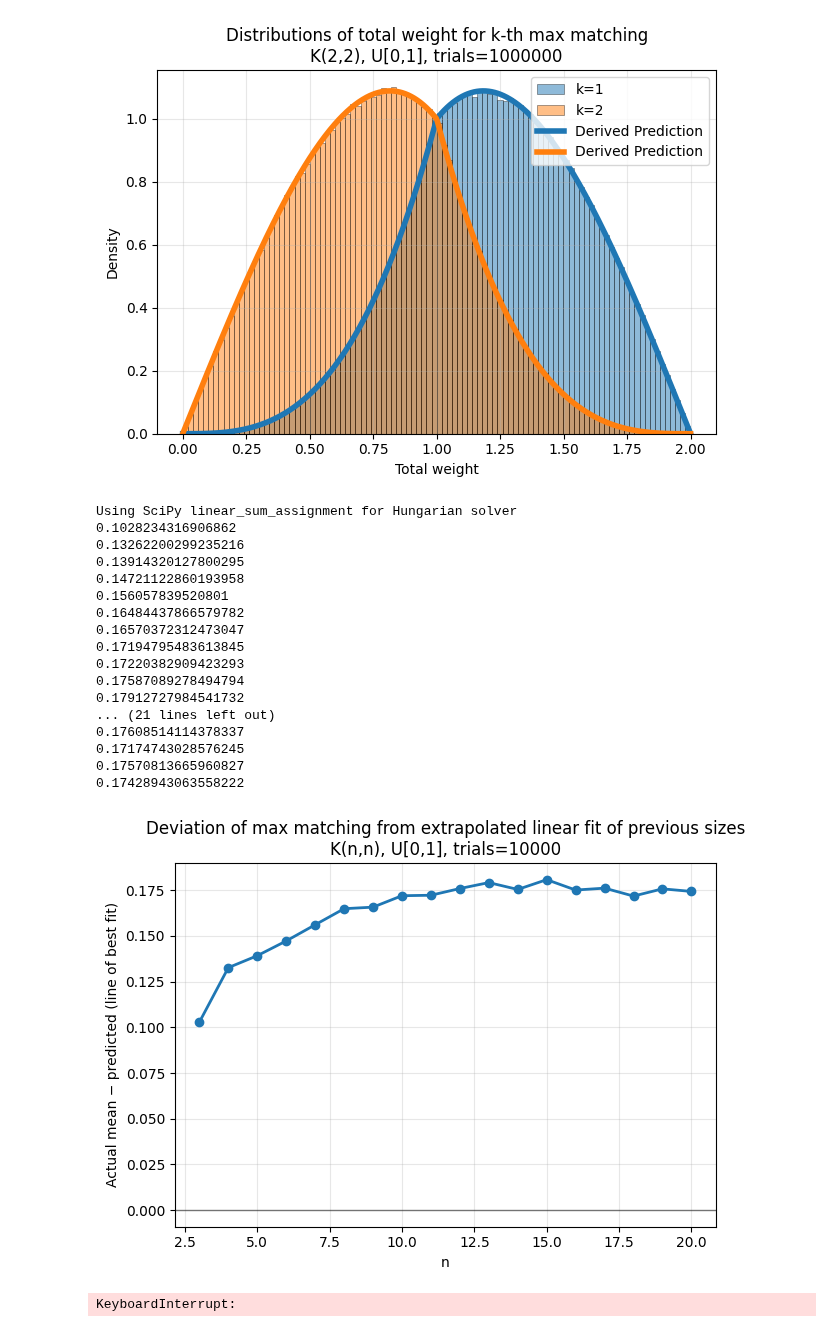
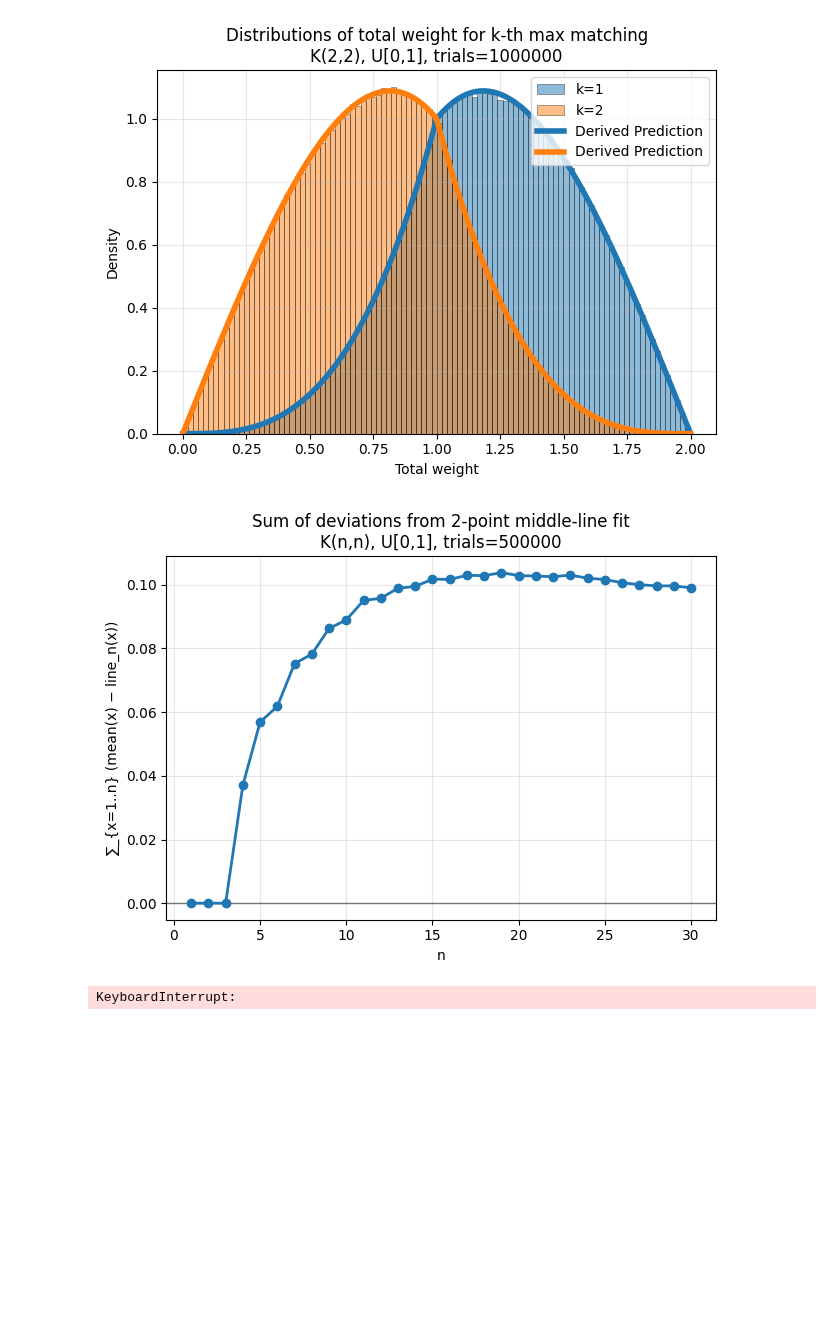
Before and after one commit to naman-doshi/successive-bipartite-matching, a Jupyter notebook: match.ipynb, the cells around one changed output. Saved outputs shown, nothing was run; the diff lists cells and outputs as text; code cells hidden in the pictures; blank space fills up the shorter version.

```diff
--- a/match.ipynb
+++ b/match.ipynb
@@ -807,26 +808,9 @@ k=1, n=2, trials=1000000: mean=1.233515, std=0.335239
 k=2, n=2, trials=1000000: mean=0.766755, std=0.335112
 [figure]
 # %%
-plot_final_matching_distributions_for_ns(20, trials=10000)
+plot_final_matching_distributions_for_ns(30, trials=500000)
 # %% [output]
-Using SciPy linear_sum_assignment for Hungarian solver
-0.1028234316906862
-0.13262200299235216
-0.13914320127800295
-0.14721122860193958
-0.156057839520801
-0.16484437866579782
-0.16570372312473047
-0.17194795483613845
-0.17220382909423293
-0.17587089278494794
-0.17912727984541732
-... (21 lines left out)
-0.17608514114378337
-0.17174743028576245
-0.17570813665960827
-0.17428943063558222
-[figure, old version]
+[figure, new version]
 # %%
 print(deviation_of_max_matching_at_n(30, 500000))
 # %% [output]
```
Also changed, not shown: parts of 1 cell of this notebook.
